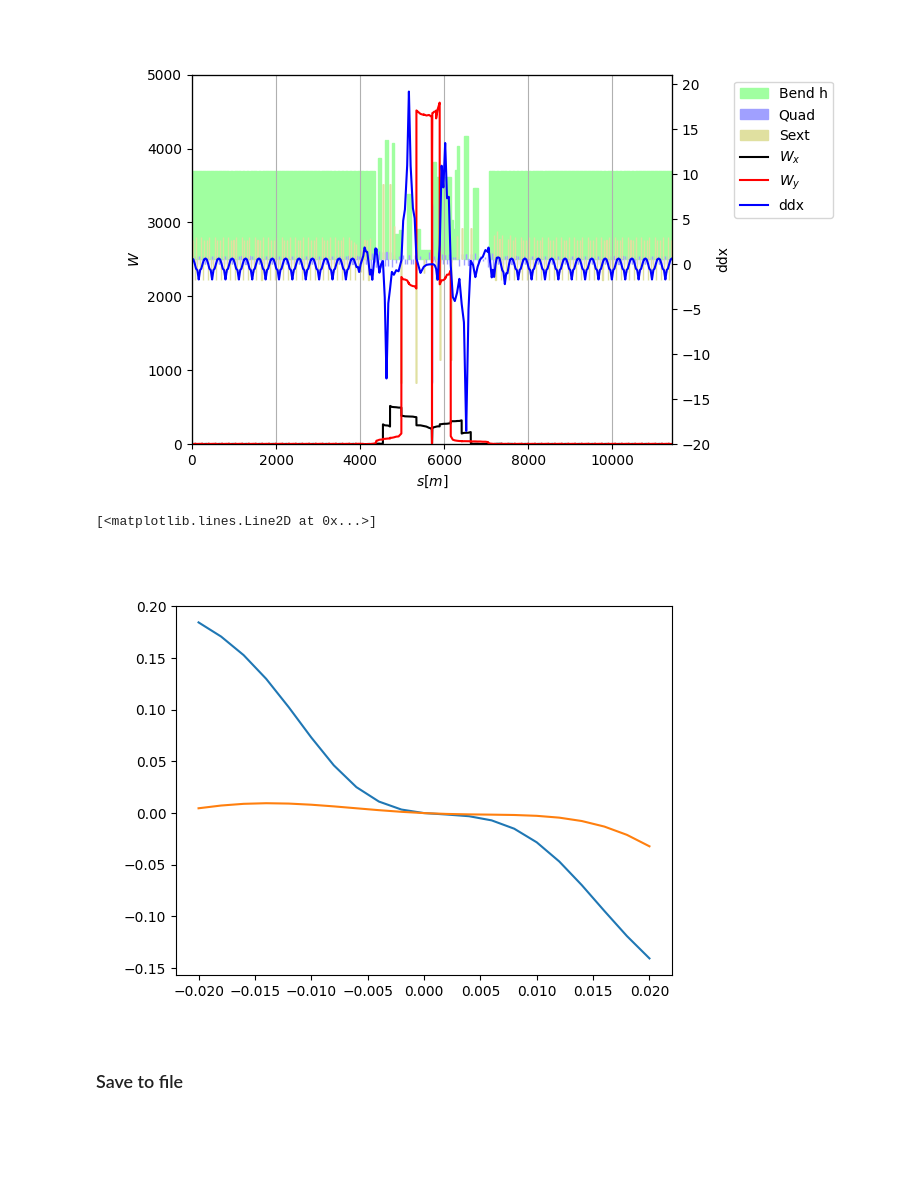
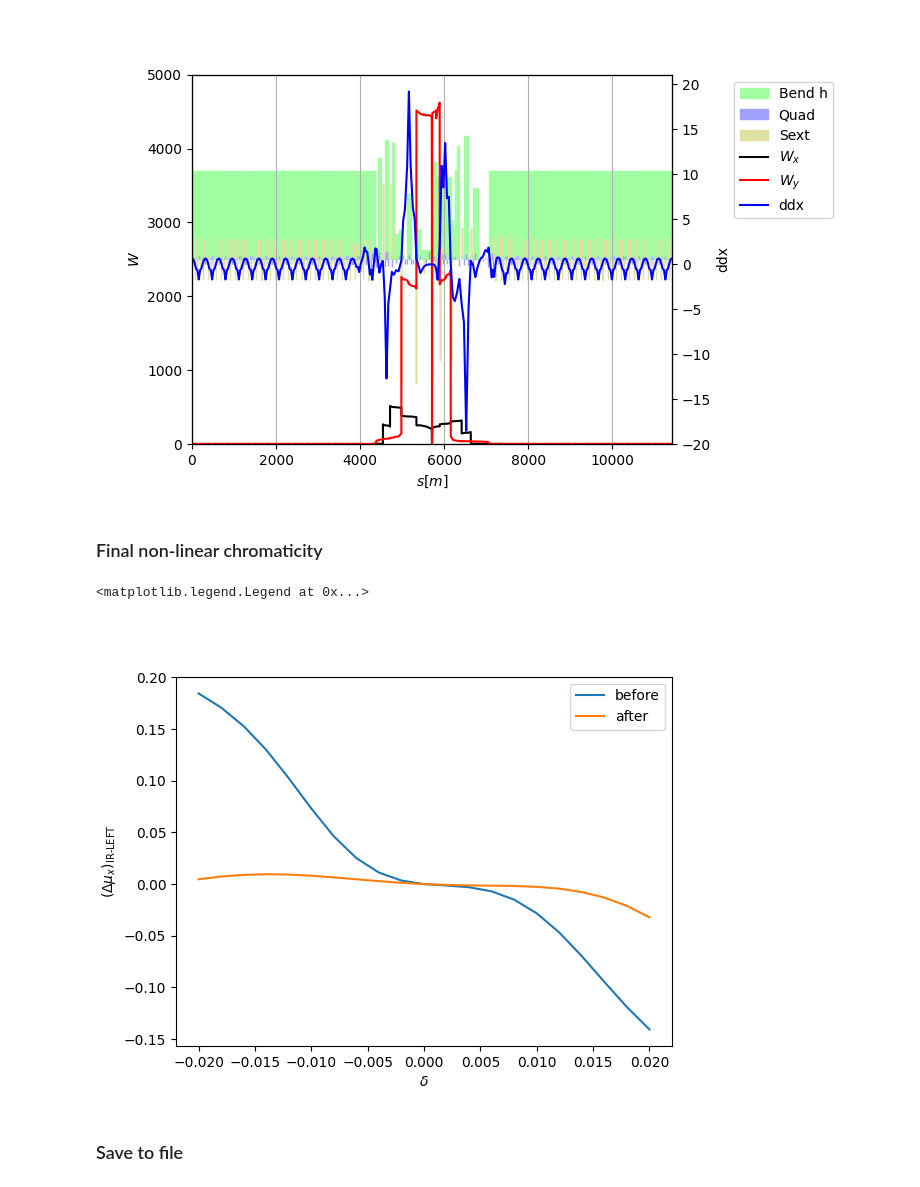
Before and after one commit to giadarol/fcc_92, a Jupyter notebook: 004_tutorial_cap_meeting/notebook_12_match_sextupoles_experimental_insertion.ipynb, the cells around one changed output. Cells and saved outputs as stored; diff of their text form; code cells hidden in the pictures; blank space fills up the shorter version.

```diff
--- a/004_tutorial_cap_meeting/notebook_12_match_sextupoles_experimental_insertion.ipynb
+++ b/004_tutorial_cap_meeting/notebook_12_match_sextupoles_experimental_insertion.ipynb
@@ -318,15 +344,20 @@ pp.ylim(left_lo=0, left_hi=5000, right_lo=-20)
 # %% [output]
 <xtrack.twissplot.TwissPlot object at 0x...>
 [figure]
+# %% [markdown]
+### Final non-linear chromaticity
 # %%
 nlchr_2 = act.run()
 # %%
 plt.figure()
-plt.plot(nlchr_0['delta_test'], nlchr_0['mux_r_test'])
-plt.plot(nlchr_2['delta_test'], nlchr_2['mux_r_test'])
+plt.plot(nlchr_0['delta_test'], nlchr_0['mux_r_test'], label='before')
+plt.plot(nlchr_2['delta_test'], nlchr_2['mux_r_test'], label='after')
+plt.xlabel(r'$\delta$')
+plt.ylabel(r'($\Delta\mu_x)_\text{IR-LEFT}$')
+plt.legend()
 # %% [output]
-[<matplotlib.lines.Line2D at 0x...>]
+<matplotlib.legend.Legend at 0x...>
-[figure, old version]
+[figure, new version]
 # %% [markdown]
 ### Save to file
 # %%
```
Also changed, not shown: parts of 36 cells of this notebook, 3 other files.
